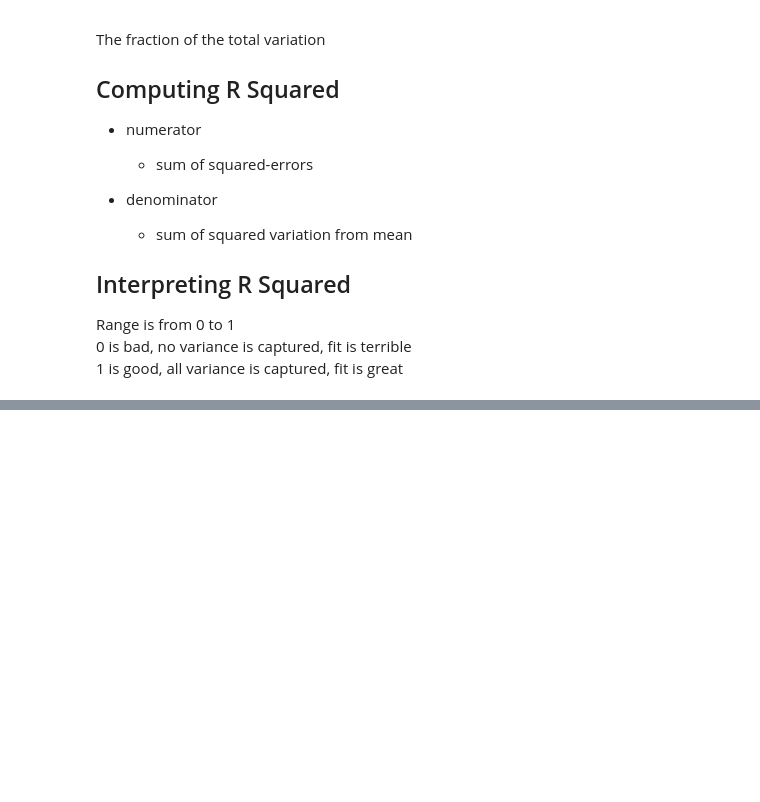
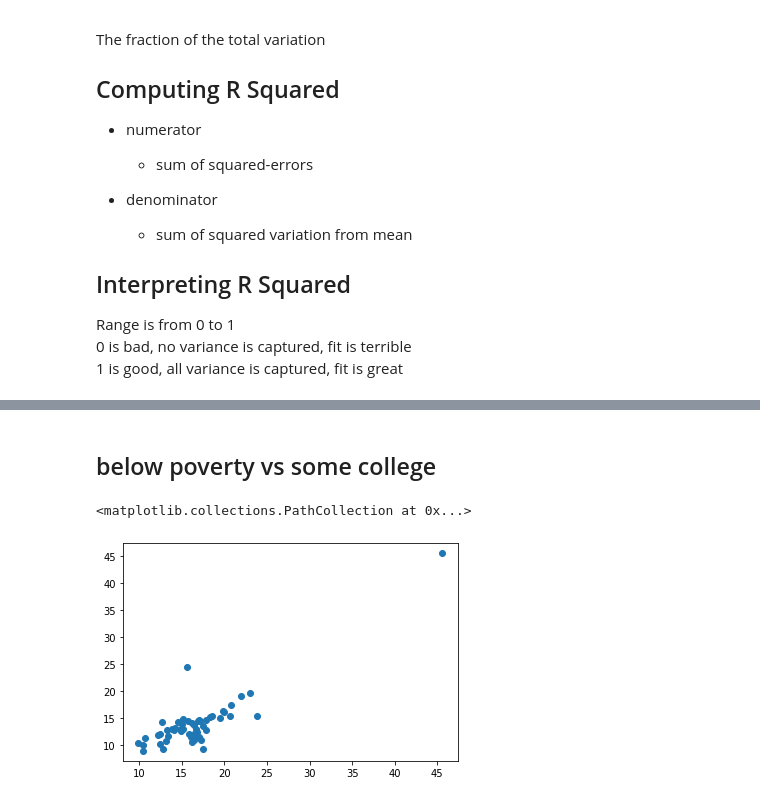
Before and after one commit to imagineLife/data-cleaner, a Jupyter notebook: LinearRegression.ipynb, the cells around one changed output, grey strips where cells are left out. Drawn from its saved outputs; the diff is of its cells as text; code cells hidden in the pictures; blank space fills up the shorter version.

```diff
--- a/LinearRegression.ipynb
+++ b/LinearRegression.ipynb
@@ -45,0 +107,7 @@ Range is from 0 to 1
+# %% [markdown]
+## below poverty vs some college
+# %%
+scatter(below_p_18_to_35, some_college_pct)
+# %% [output]
+<matplotlib.collections.PathCollection at 0x...>
+[figure, added]
```
Also changed, not shown: parts of 10 cells of this notebook.
